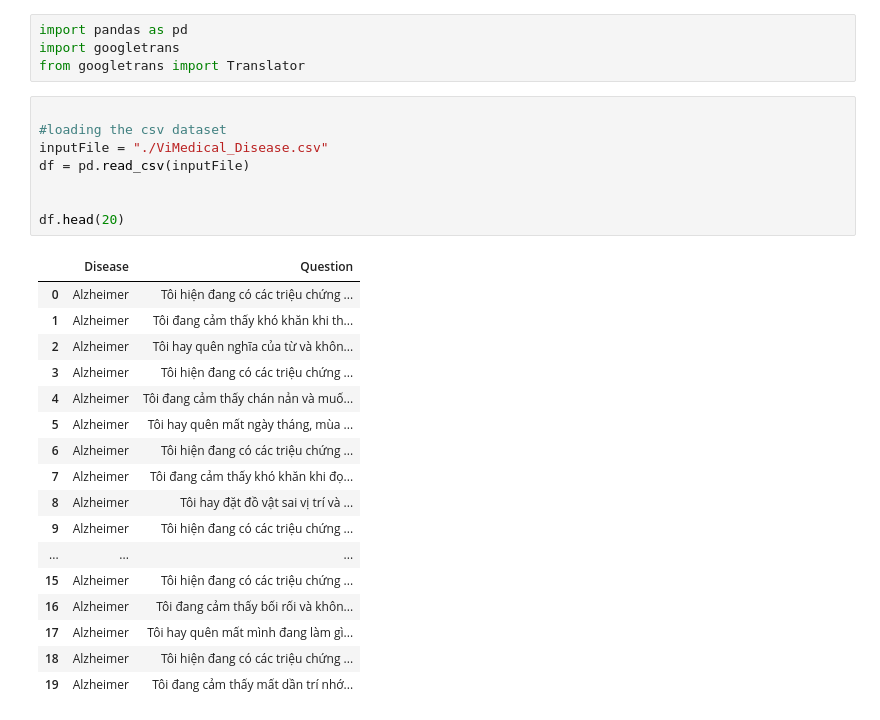
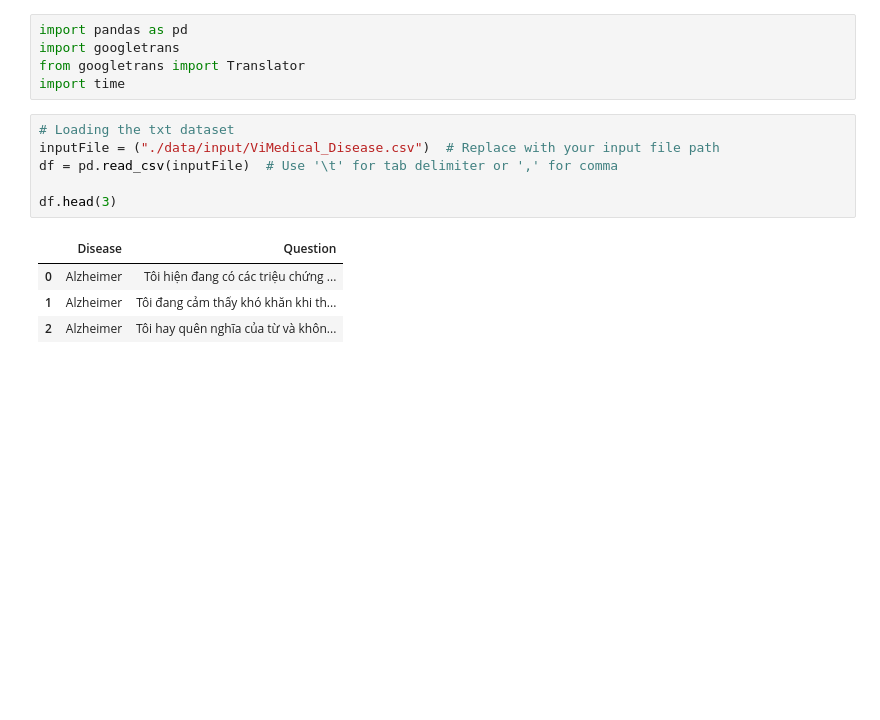
Before and after one commit to Makhosetive7/python-csv-languageTranslator, a Jupyter notebook: languageTranslater.ipynb, the cells around one changed output. Saved outputs shown, nothing was run; the diff lists cells and outputs as text; blank space fills up the shorter version.

```diff
--- a/languageTranslater.ipynb
+++ b/languageTranslater.ipynb
@@ -2,30 +2,16 @@
 import pandas as pd
 import googletrans
 from googletrans import Translator
+import time
 # %%
+# Loading the txt dataset
+inputFile = ("./data/input/ViMedical_Disease.csv")  # Replace with your input file path
+df = pd.read_csv(inputFile)  # Use '\t' for tab delimiter or ',' for comma
 
-#loading the csv dataset
-inputFile = "./ViMedical_Disease.csv"
-df = pd.read_csv(inputFile)
-
-
-df.head(20)
+df.head(3)
 # %% [output]
 |  | Disease | Question |
 | 0 | Alzheimer | Tôi hiện đang có các triệu chứng ... |
 | 1 | Alzheimer | Tôi đang cảm thấy khó khăn khi th... |
 | 2 | Alzheimer | Tôi hay quên nghĩa của từ và khôn... |
-| 3 | Alzheimer | Tôi hiện đang có các triệu chứng ... |
-| 4 | Alzheimer | Tôi đang cảm thấy chán nản và muố... |
-| 5 | Alzheimer | Tôi hay quên mất ngày tháng, mùa ... |
-| 6 | Alzheimer | Tôi hiện đang có các triệu chứng ... |
-| 7 | Alzheimer | Tôi đang cảm thấy khó khăn khi đọ... |
-| 8 | Alzheimer | Tôi hay đặt đồ vật sai vị trí và ... |
-| 9 | Alzheimer | Tôi hiện đang có các triệu chứng ... |
-| ... | ... | ... |
-| 15 | Alzheimer | Tôi hiện đang có các triệu chứng ... |
-| 16 | Alzheimer | Tôi đang cảm thấy bối rối và khôn... |
-| 17 | Alzheimer | Tôi hay quên mất mình đang làm gì... |
-| 18 | Alzheimer | Tôi hiện đang có các triệu chứng ... |
-| 19 | Alzheimer | Tôi đang cảm thấy mất dần trí nhớ... |
 # %%
```
Also changed, not shown: parts of 1 cell of this notebook, 39 other files.
